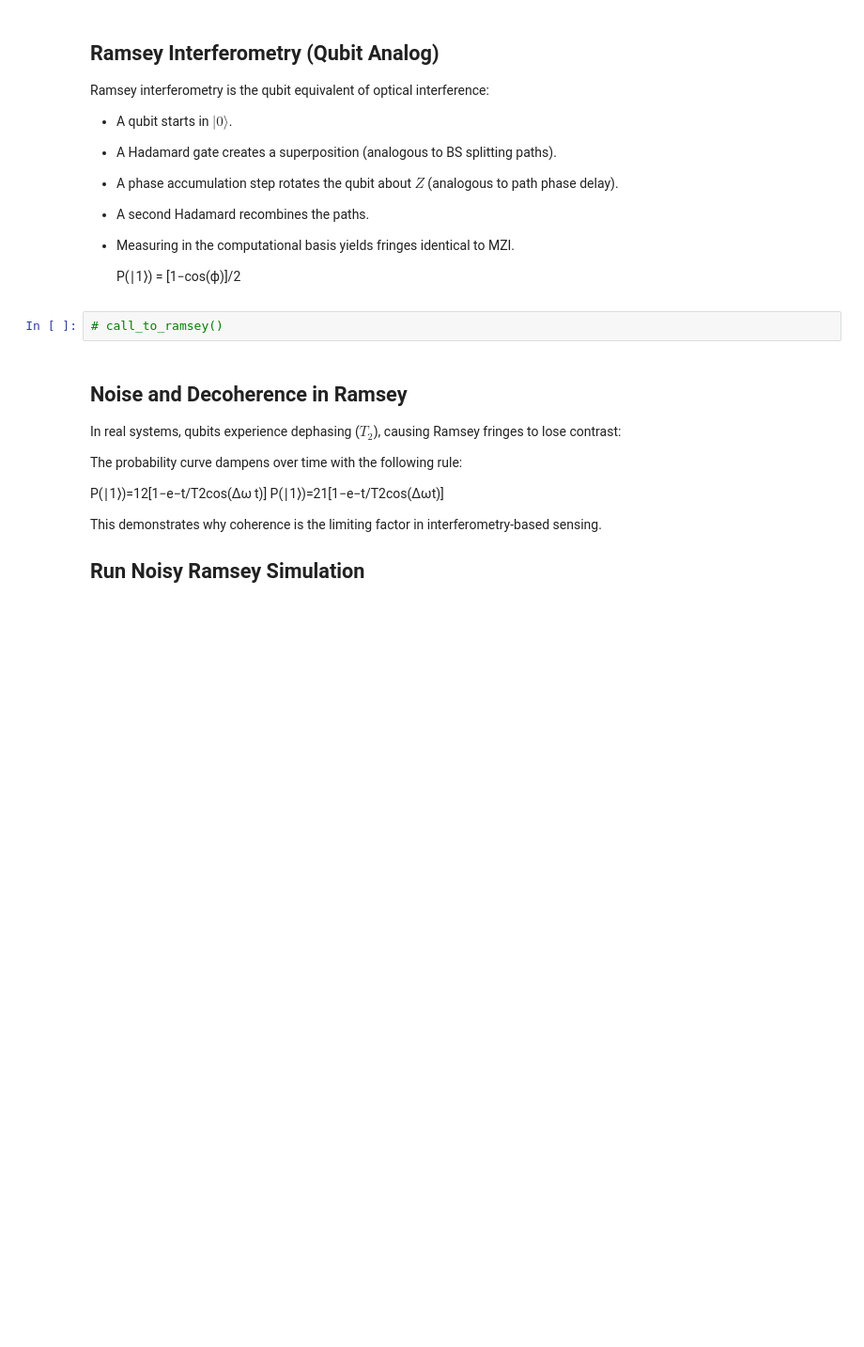
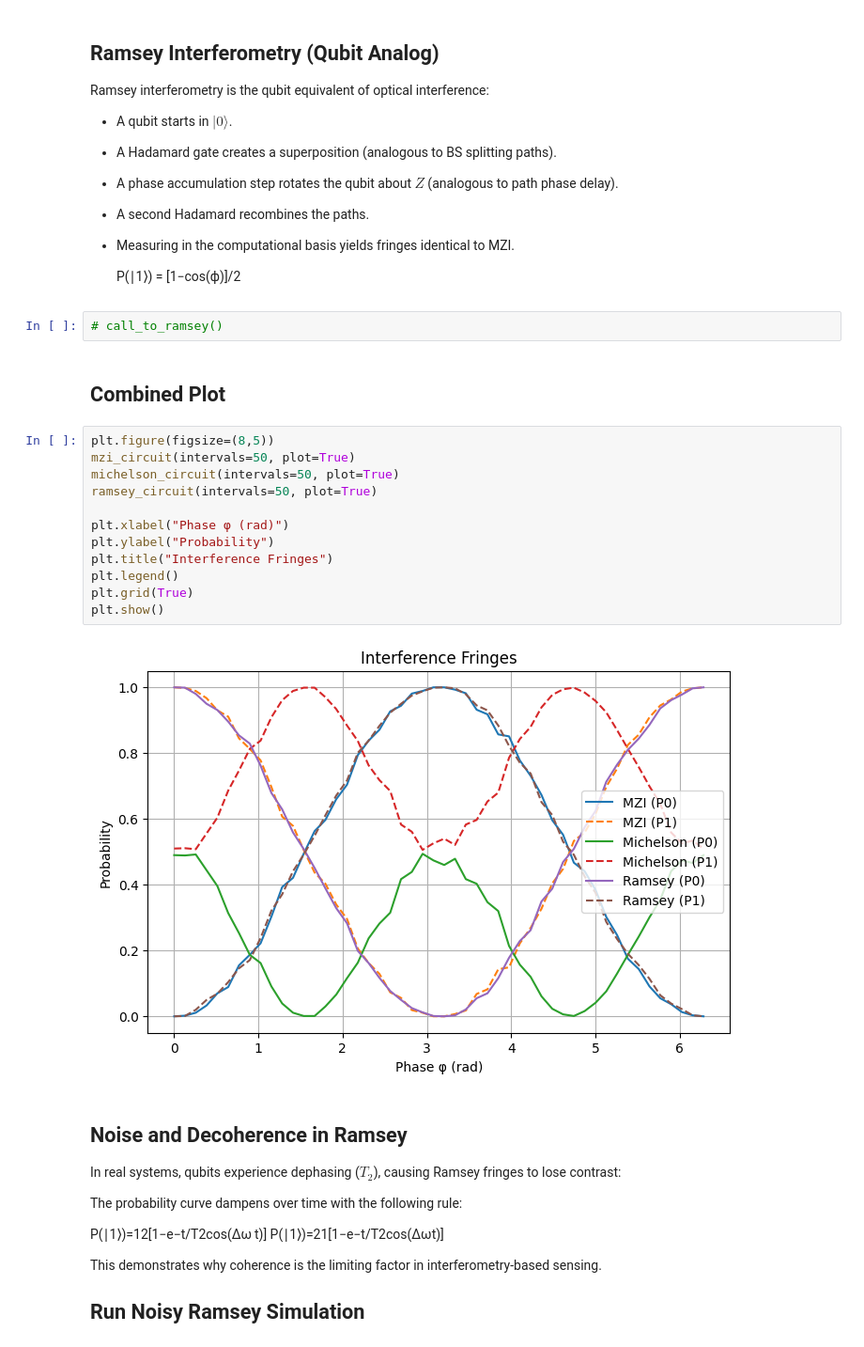
Before and after one commit to ismail-mehmood/quantum_nnl_project, a Jupyter notebook: notebooks/extension/extension.ipynb, the cells around one changed output. Shown: that part at 94% size. Cells and saved outputs as stored; diff of their text form; blank space fills up the shorter version.

```diff
--- a/notebooks/extension/extension.ipynb
+++ b/notebooks/extension/extension.ipynb
@@ -75,6 +86,22 @@ Ramsey interferometry is the qubit equivalent of optical interference:
     P(∣1⟩) = [1−cos⁡(ϕ)]/2
 # %%
 # call_to_ramsey()
+# %% [markdown]
+## Combined Plot
+# %%
+plt.figure(figsize=(8,5))
+mzi_circuit(intervals=50, plot=True)
+michelson_circuit(intervals=50, plot=True)
+ramsey_circuit(intervals=50, plot=True)
+
+plt.xlabel("Phase φ (rad)")
+plt.ylabel("Probability")
+plt.title("Interference Fringes")
+plt.legend()
+plt.grid(True)
+plt.show()
+# %% [output]
+[figure, added]
 # %% [markdown]
 ## Noise and Decoherence in Ramsey
 
```
Also changed, not shown: parts of 5 cells of this notebook, 6 other files.
